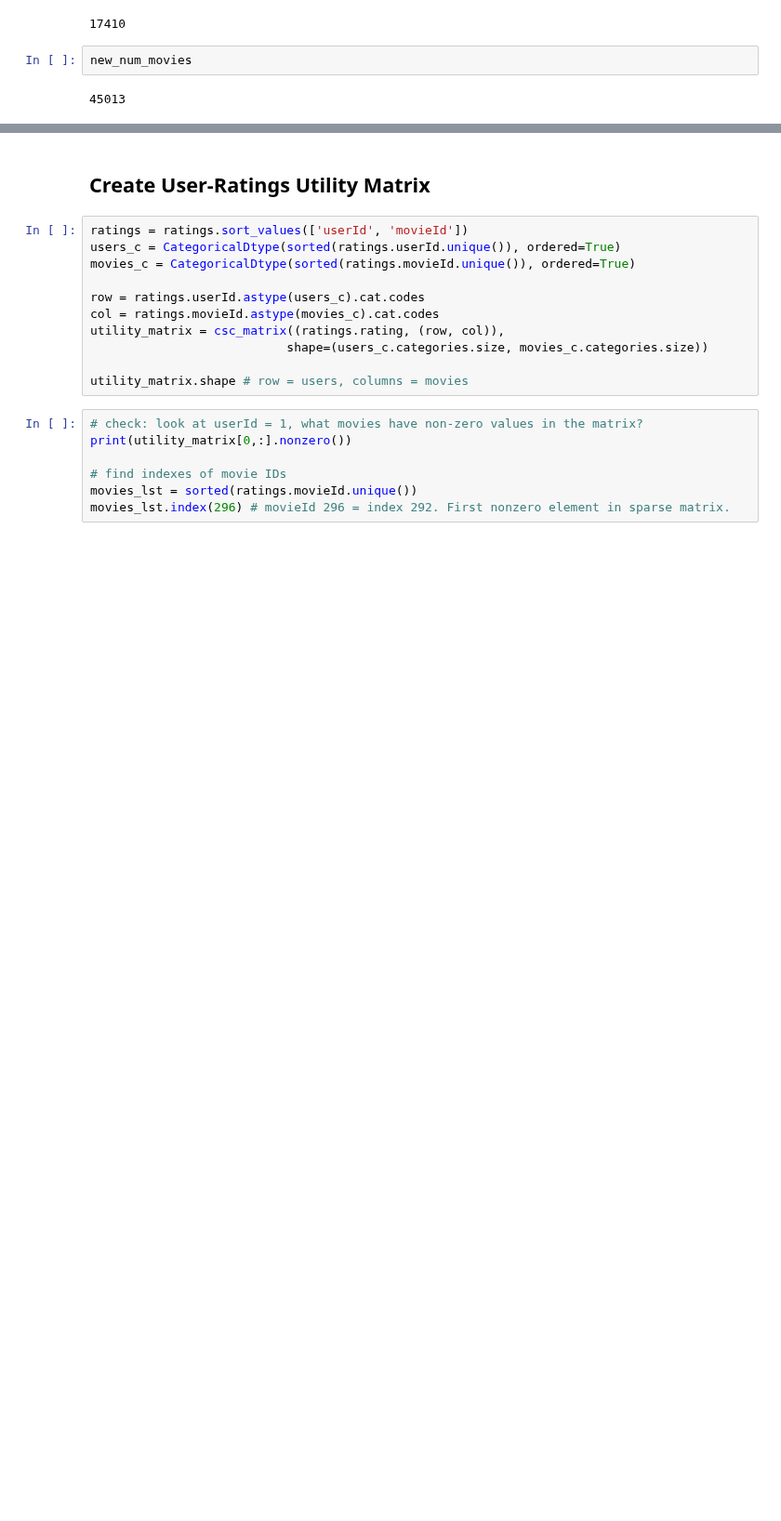
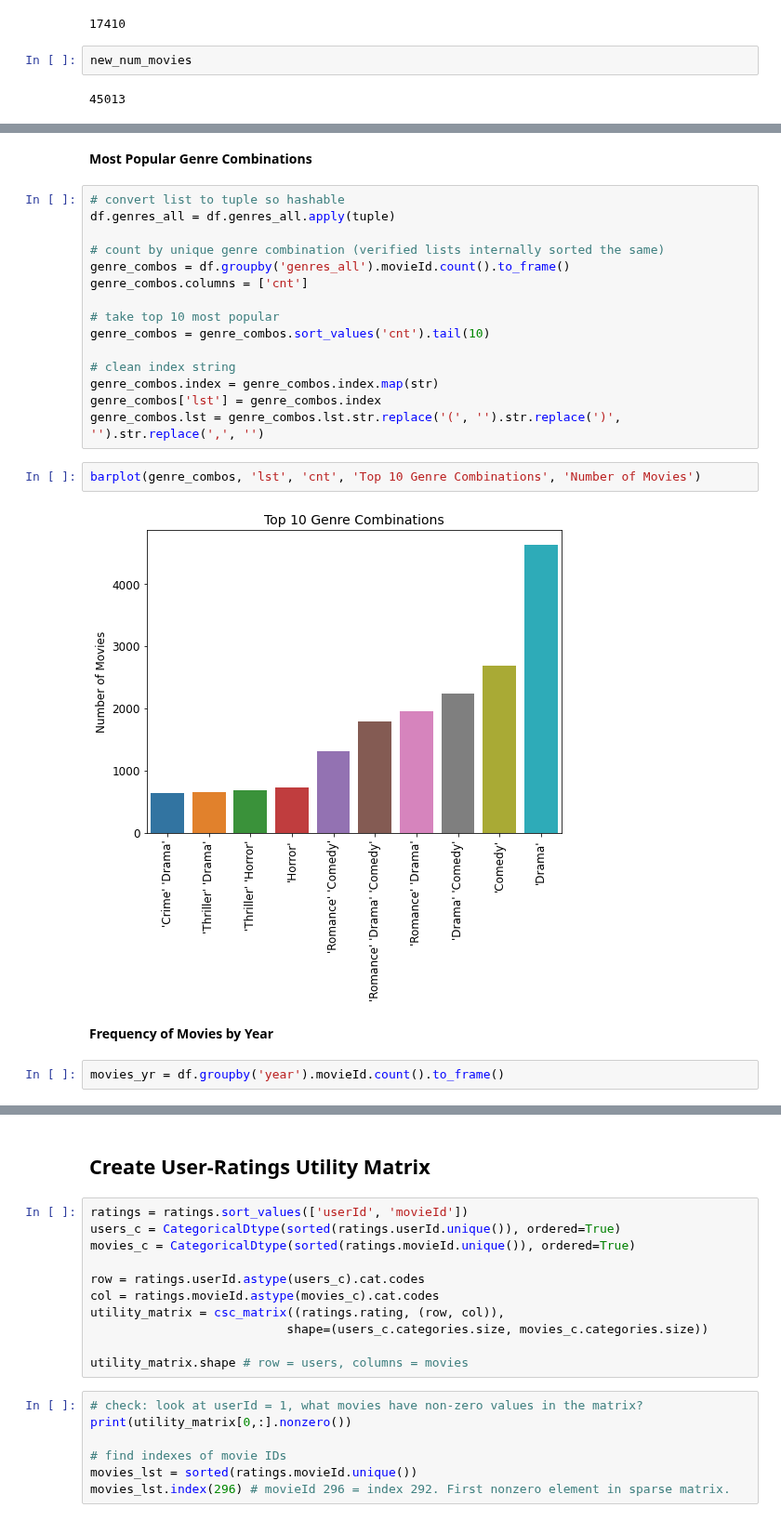
Before and after one commit to GovindBhala/DS5500-Movie-Recommendation-System, a Jupyter notebook: recommendation data exploration.ipynb, the cells around one changed output, grey strips where cells are left out. Shown at 93% size. Drawn from its saved outputs; the diff is of its cells as text; blank space fills up the shorter version.

```diff
--- a/recommendation data exploration.ipynb
+++ b/recommendation data exploration.ipynb
@@ -95,0 +133,25 @@ dtype: int64
+# %% [markdown]
+__Most Popular Genre Combinations__
+# %%
+# convert list to tuple so hashable
+df.genres_all = df.genres_all.apply(tuple)
+
+# count by unique genre combination (verified lists internally sorted the same)
+genre_combos = df.groupby('genres_all').movieId.count().to_frame()
+genre_combos.columns = ['cnt']
+
+# take top 10 most popular
+genre_combos = genre_combos.sort_values('cnt').tail(10)
+
+# clean index string
+genre_combos.index = genre_combos.index.map(str)
+genre_combos['lst'] = genre_combos.index
+genre_combos.lst = genre_combos.lst.str.replace('(', '').str.replace(')', '').str.replace(',', '')
+# %%
+barplot(genre_combos, 'lst', 'cnt', 'Top 10 Genre Combinations', 'Number of Movies')
+# %% [output]
+[figure, added]
+# %% [markdown]
+__Frequency of Movies by Year__
+# %%
+movies_yr = df.groupby('year').movieId.count().to_frame()
```
Also changed, not shown: parts of 31 cells of this notebook.
